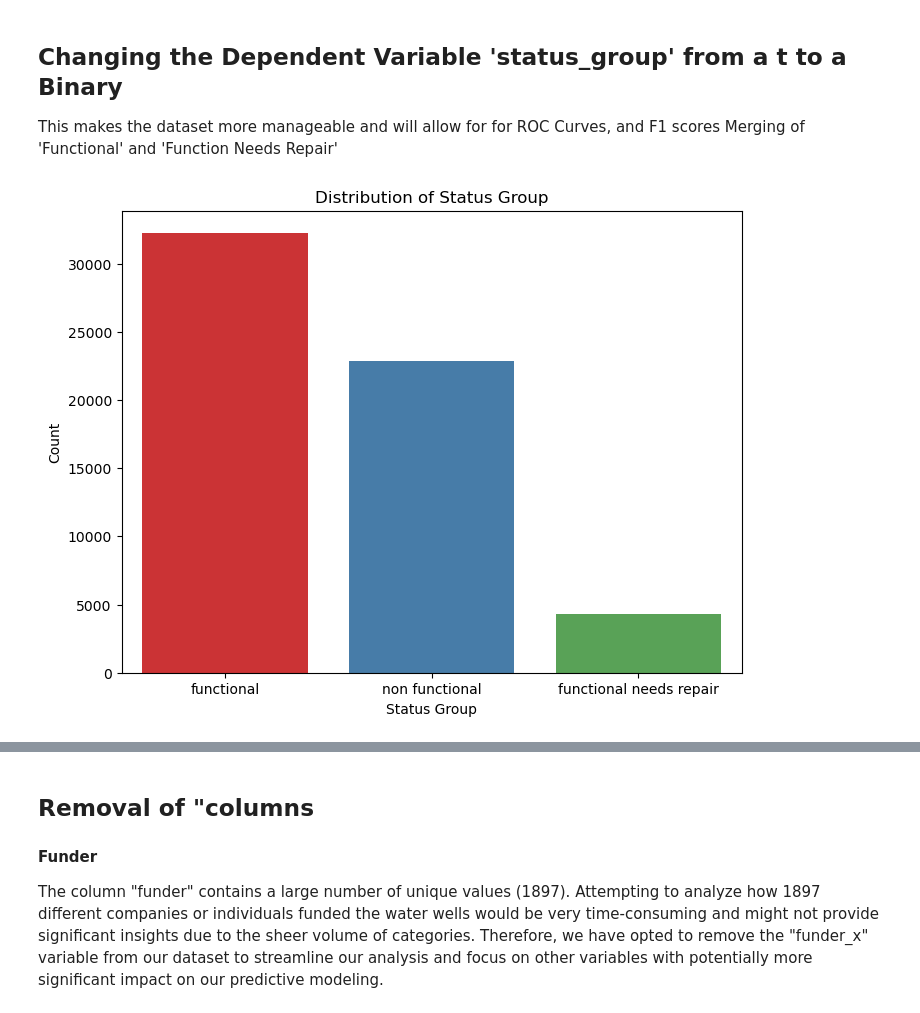
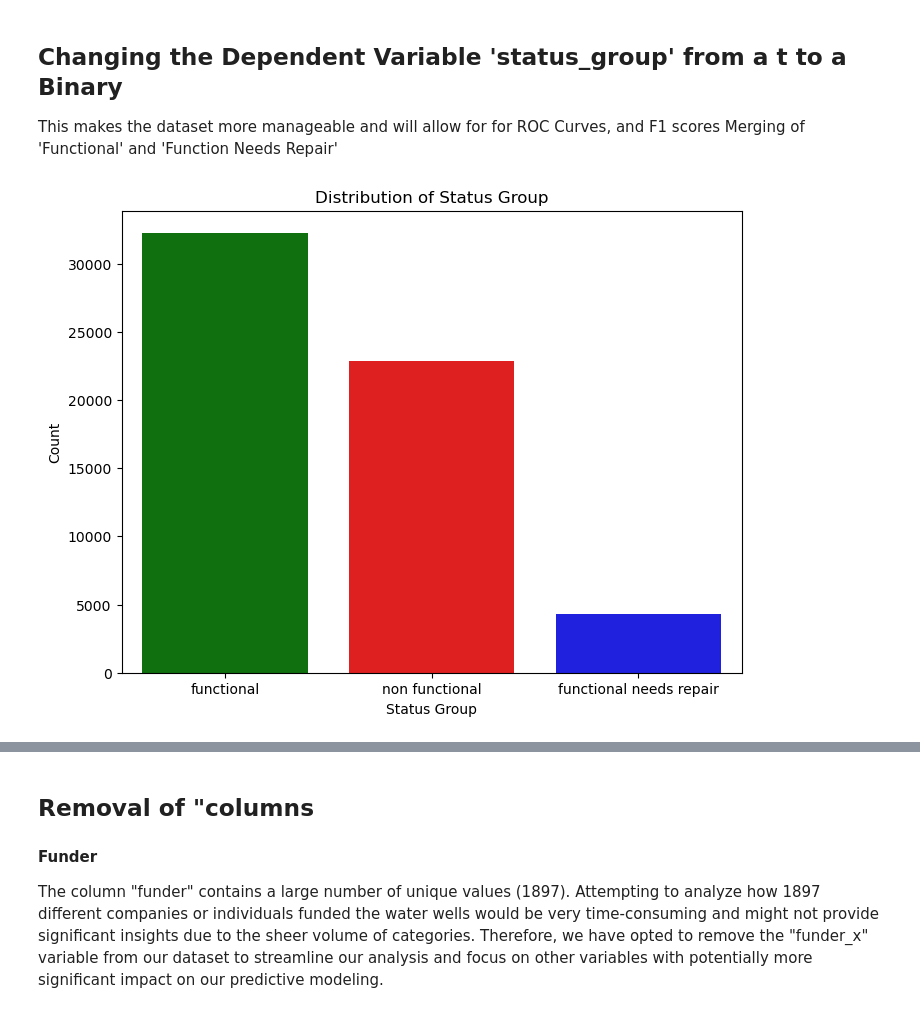
Before and after one commit to jguzzo522/twaterwell, a Jupyter notebook: tanwaterwell.ipynb, the cells around one changed output, grey strips where cells are left out. Saved outputs shown, nothing was run; the diff lists cells and outputs as text; code cells hidden in the pictures.

```diff
--- a/tanwaterwell.ipynb
+++ b/tanwaterwell.ipynb
@@ -188,22 +173,25 @@ Merging of 'Functional' and 'Function Needs Repair'
 # %%
 import matplotlib.pyplot as plt
 import seaborn as sns
 
+# Set the color palette for each category
+color_palette = {'functional': 'green', 'functional needs repair': 'blue', 'non functional': 'red'}
+
 # Set figure size
 plt.figure(figsize=(8, 6))
 
-# Plot the counts of each category
-sns.countplot(data=merged_data, x='status_group', palette='Set1')
+# Plot the counts of each category with custom colors
+sns.countplot(data=merged_data, x='status_group', palette=color_palette)
 
 # Add labels and title
 plt.title('Distribution of Status Group')
 plt.xlabel('Status Group')
 plt.ylabel('Count')
 
 # Show plot
 plt.show()
 # %% [output]
-[figure, old version]
+[figure, new version]
 # %%
 # Combine 'functional' and 'functional needs repair' as positive class
 merged_data['status_group_binary'] = np.where(
```
Also changed, not shown: parts of 63 cells of this notebook.
